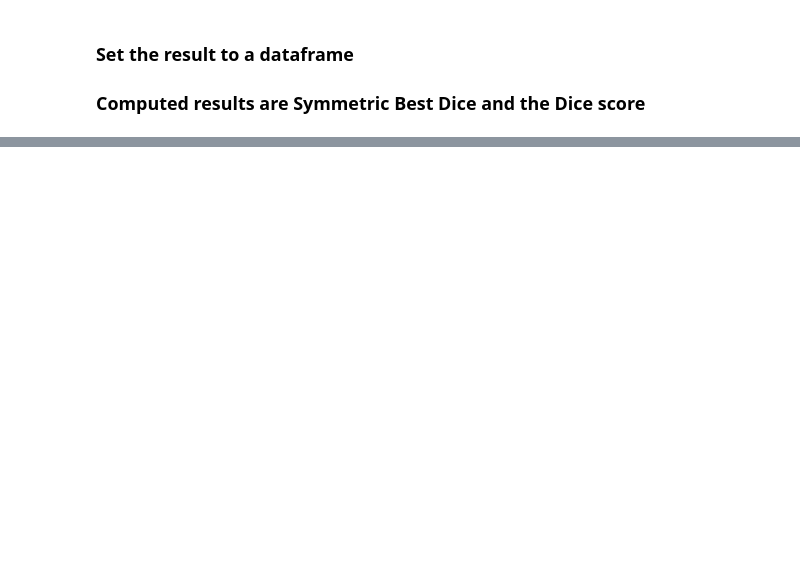
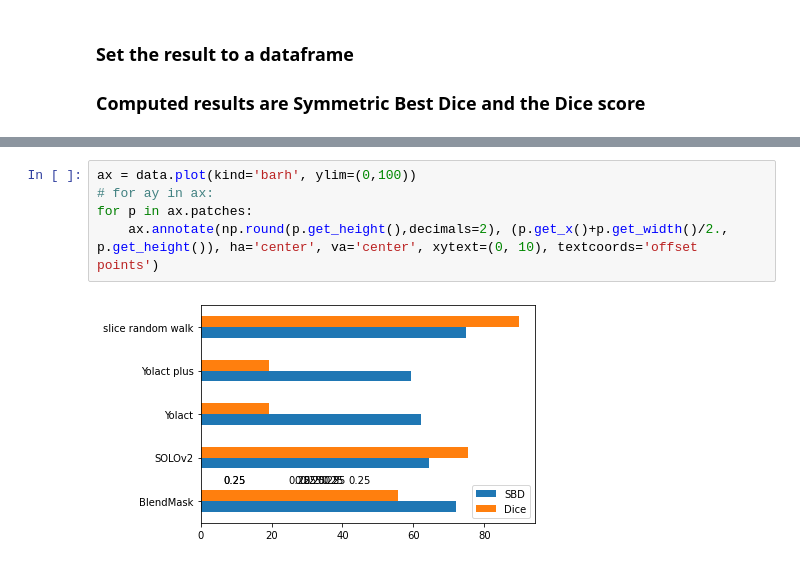
Before and after one commit to Goliaita/Tesi, a Jupyter notebook: python/instance_computation/scoring.ipynb, the cells around one changed output, grey strips where cells are left out. Drawn from its saved outputs; the diff is of its cells as text; blank space fills up the shorter version.

```diff
--- a/python/instance_computation/scoring.ipynb
+++ b/python/instance_computation/scoring.ipynb
@@ -125,0 +116,7 @@ data.plot.bar()
+# %%
+ax = data.plot(kind='barh', ylim=(0,100))
+# for ay in ax:
+for p in ax.patches:
+    ax.annotate(np.round(p.get_height(),decimals=2), (p.get_x()+p.get_width()/2., p.get_height()), ha='center', va='center', xytext=(0, 10), textcoords='offset points')
+# %% [output]
+[figure, added]
```
Also changed, not shown: parts of 15 cells of this notebook, 8 other files.
